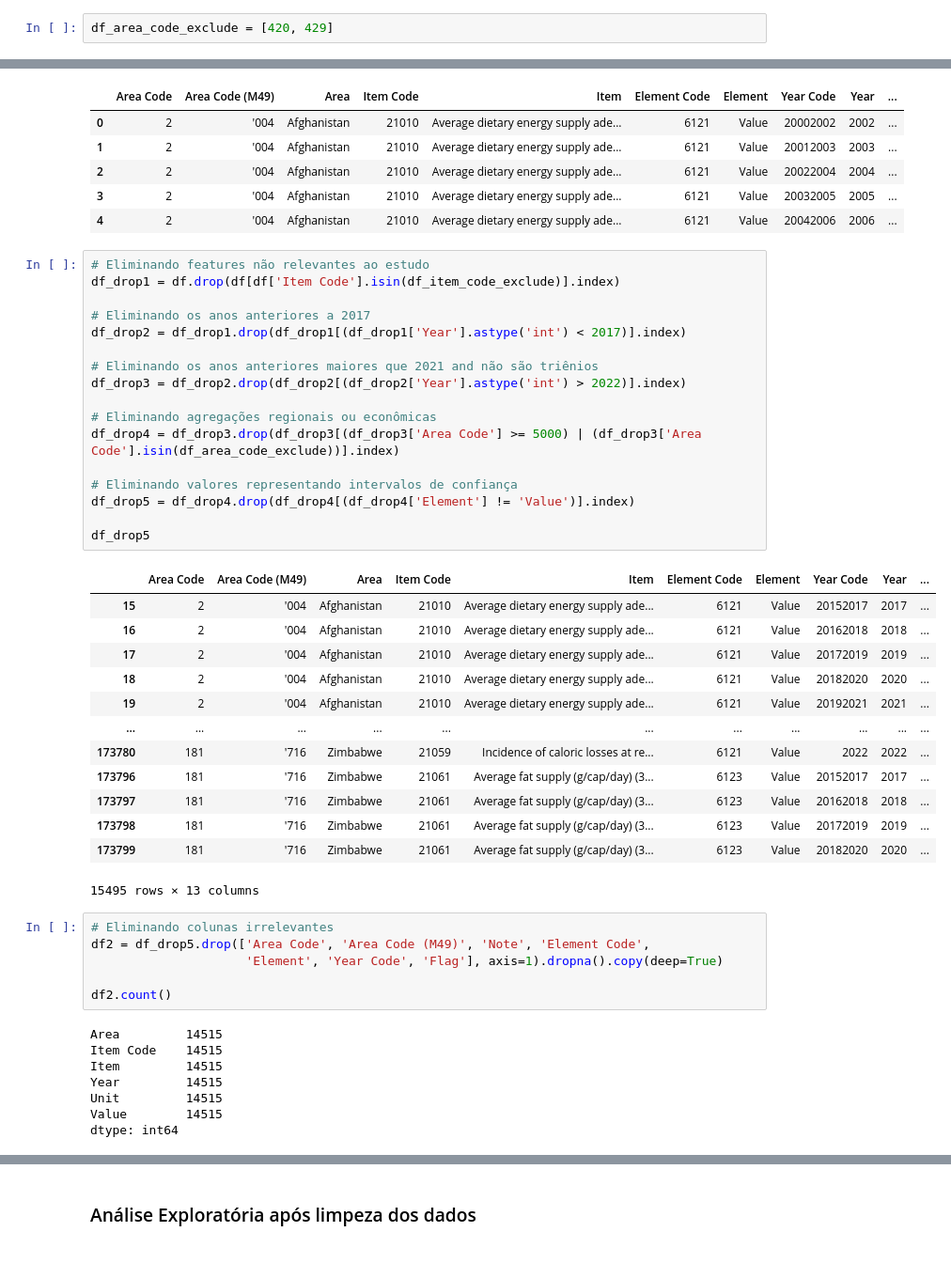
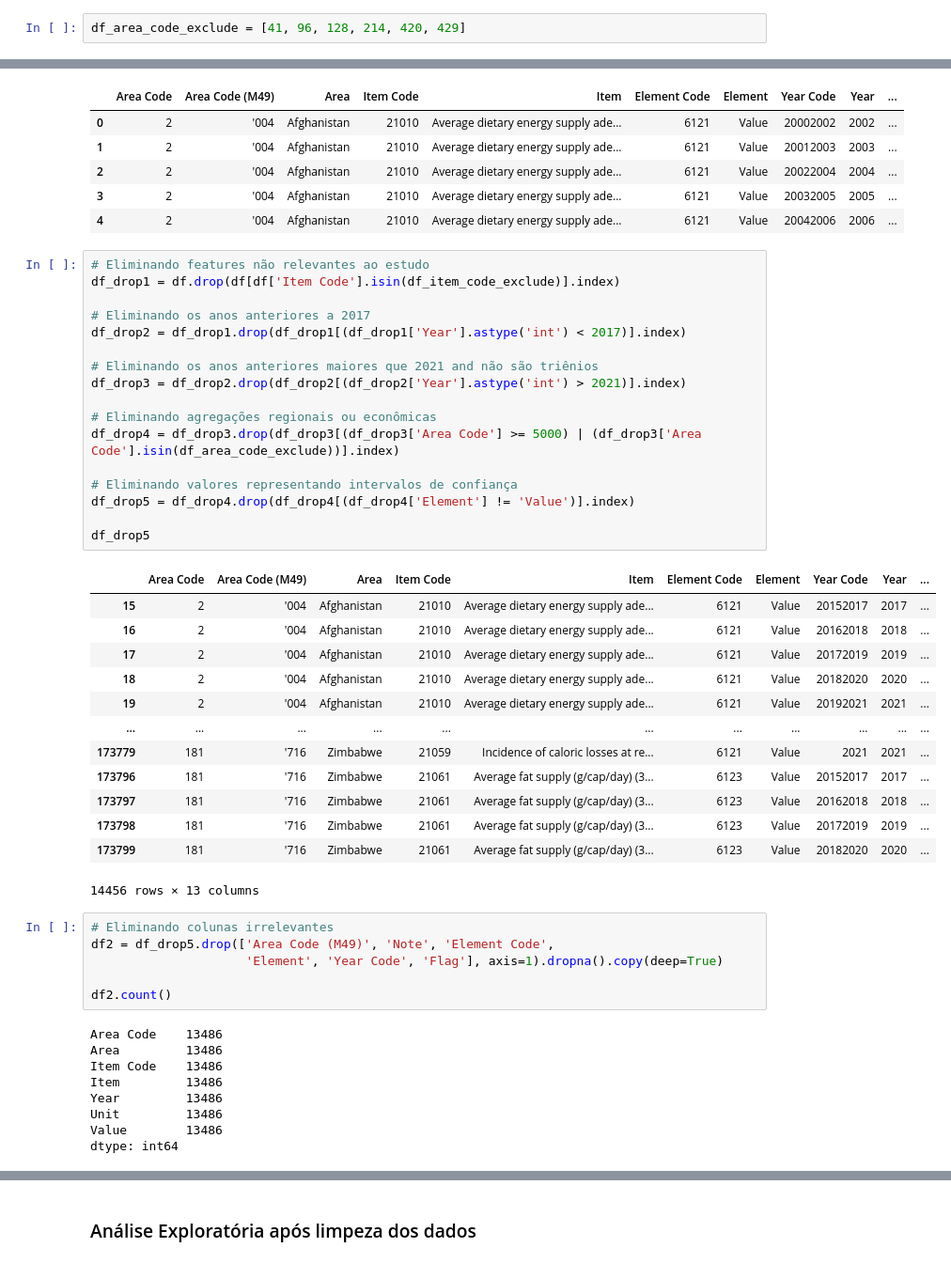
Before and after one commit to edgarlauutfpr/202404_trabalho_ux, a Jupyter notebook: 01_eda/01_el_data_preparation_food_security_indicators.ipynb, the cells around one changed output, grey strips where cells are left out. Shown at 94% size. Drawn from its saved outputs; the diff is of its cells as text.

```diff
--- a/01_eda/01_el_data_preparation_food_security_indicators.ipynb
+++ b/01_eda/01_el_data_preparation_food_security_indicators.ipynb
@@ -208,7 +208,7 @@ Name: Year, dtype: int64
 # %% [markdown]
 #### Análise da Coluna Area Code
 # %%
-df_area_code_exclude = [420, 429]
+df_area_code_exclude = [41, 96, 128, 214, 420, 429]
 # %% [markdown]
 #### Conclusões
 # %% [markdown]
@@ -259,47 +265,48 @@ df.head()
 # %%
 # Eliminando features não relevantes ao estudo
 df_drop1 = df.drop(df[df['Item Code'].isin(df_item_code_exclude)].index)
 
 # Eliminando os anos anteriores a 2017
 df_drop2 = df_drop1.drop(df_drop1[(df_drop1['Year'].astype('int') < 2017)].index)
 
 # Eliminando os anos anteriores maiores que 2021 and não são triênios
-df_drop3 = df_drop2.drop(df_drop2[(df_drop2['Year'].astype('int') > 2022)].index)
+df_drop3 = df_drop2.drop(df_drop2[(df_drop2['Year'].astype('int') > 2021)].index)
 
 # Eliminando agregações regionais ou econômicas
 df_drop4 = df_drop3.drop(df_drop3[(df_drop3['Area Code'] >= 5000) | (df_drop3['Area Code'].isin(df_area_code_exclude))].index)
 
 # Eliminando valores representando intervalos de confiança
 df_drop5 = df_drop4.drop(df_drop4[(df_drop4['Element'] != 'Value')].index)
 
 df_drop5
 # %% [output]
 |  | Area Code | Area Code (M49) | Area | Item Code | Item | Element Code | Element | Year Code | Year | ... |
 | 15 | 2 | '004 | Afghanistan | 21010 | Average dietary energy supply ade... | 6121 | Value | 20152017 | 2017 | ... |
 | 16 | 2 | '004 | Afghanistan | 21010 | Average dietary energy supply ade... | 6121 | Value | 20162018 | 2018 | ... |
 | 17 | 2 | '004 | Afghanistan | 21010 | Average dietary energy supply ade... | 6121 | Value | 20172019 | 2019 | ... |
 | 18 | 2 | '004 | Afghanistan | 21010 | Average dietary energy supply ade... | 6121 | Value | 20182020 | 2020 | ... |
 | 19 | 2 | '004 | Afghanistan | 21010 | Average dietary energy supply ade... | 6121 | Value | 20192021 | 2021 | ... |
 | ... | ... | ... | ... | ... | ... | ... | ... | ... | ... | ... |
-| 173780 | 181 | '716 | Zimbabwe | 21059 | Incidence of caloric losses at re... | 6121 | Value | 2022 | 2022 | ... |
+| 173779 | 181 | '716 | Zimbabwe | 21059 | Incidence of caloric losses at re... | 6121 | Value | 2021 | 2021 | ... |
 | 173796 | 181 | '716 | Zimbabwe | 21061 | Average fat supply (g/cap/day) (3... | 6123 | Value | 20152017 | 2017 | ... |
 | 173797 | 181 | '716 | Zimbabwe | 21061 | Average fat supply (g/cap/day) (3... | 6123 | Value | 20162018 | 2018 | ... |
 | 173798 | 181 | '716 | Zimbabwe | 21061 | Average fat supply (g/cap/day) (3... | 6123 | Value | 20172019 | 2019 | ... |
 | 173799 | 181 | '716 | Zimbabwe | 21061 | Average fat supply (g/cap/day) (3... | 6123 | Value | 20182020 | 2020 | ... |
-15495 rows × 13 columns
+14456 rows × 13 columns
 # %%
 # Eliminando colunas irrelevantes
-df2 = df_drop5.drop(['Area Code', 'Area Code (M49)', 'Note', 'Element Code',
+df2 = df_drop5.drop(['Area Code (M49)', 'Note', 'Element Code',
                      'Element', 'Year Code', 'Flag'], axis=1).dropna().copy(deep=True)
 
 df2.count()
 # %% [output]
-Area         14515
-Item Code    14515
-Item         14515
-Year         14515
-Unit         14515
-Value        14515
+Area Code    13486
+Area         13486
+Item Code    13486
+Item         13486
+Year         13486
+Unit         13486
+Value        13486
 dtype: int64
 # %%
 df2[['Area', 'Item Code', 'Item', 'Unit']] = df2[['Area', 'Item Code', 'Item', 'Unit']].astype('string')
```
Also changed, not shown: parts of 8 cells of this notebook, 5 other files.
